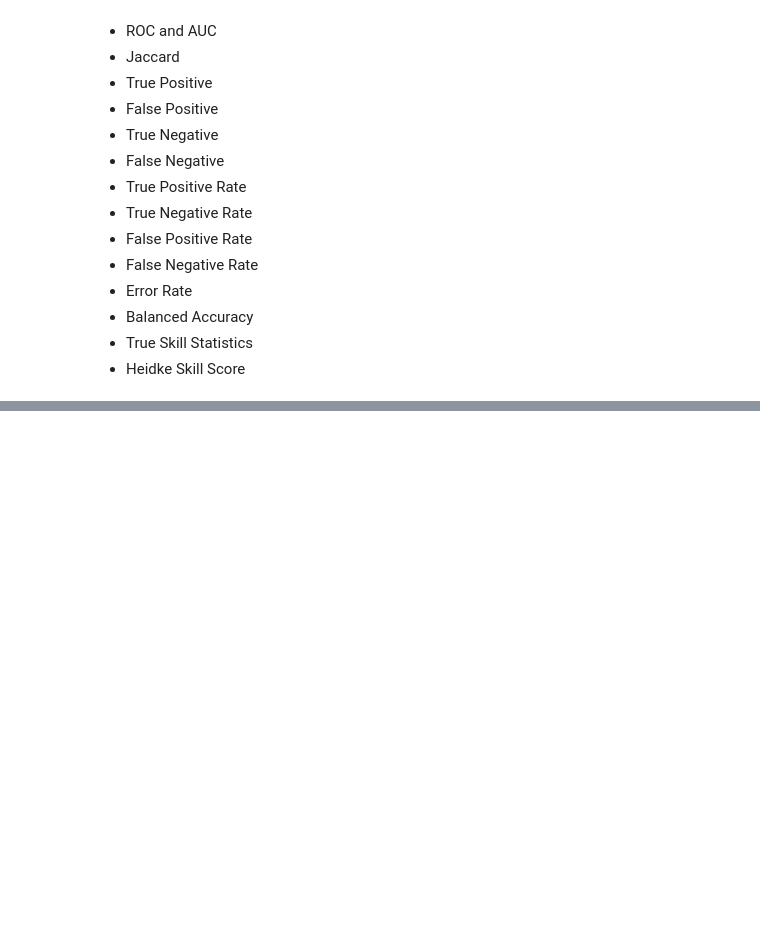
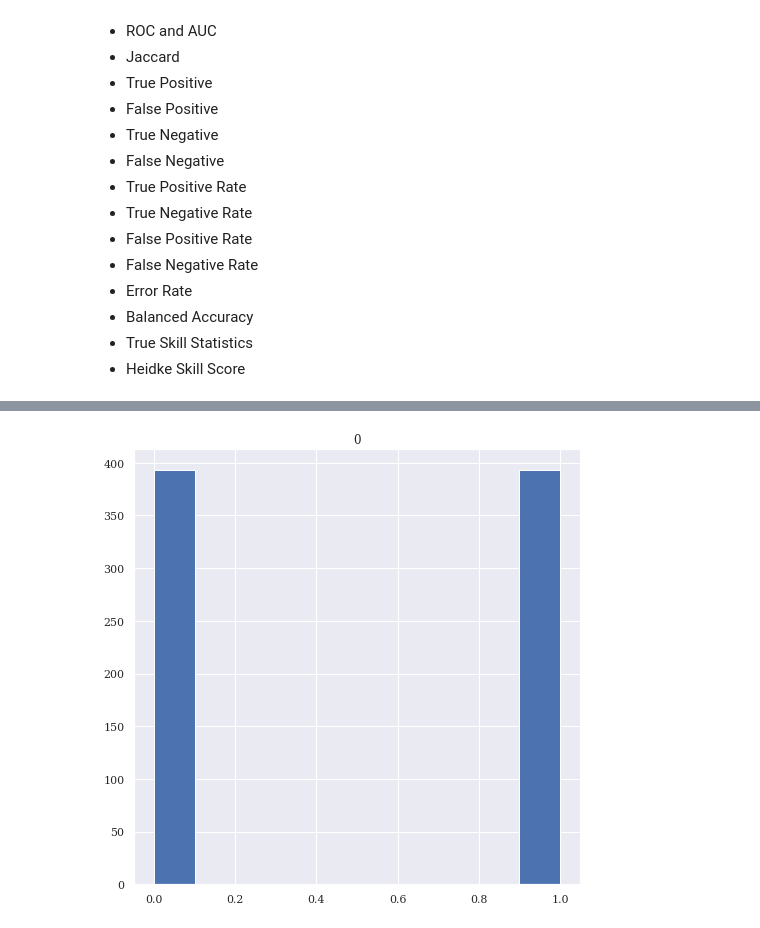
Before and after one commit to EhsanMehryaar/Diabetes-Detection, a Jupyter notebook: Main.ipynb, the cells around one changed output, grey strips where cells are left out. Drawn from its saved outputs; the diff is of its cells as text; code cells hidden in the pictures; blank space fills up the shorter version.

```diff
--- a/Main.ipynb
+++ b/Main.ipynb
@@ -403,0 +414,9 @@ This is performance of the Naive Bayes model
+# %%
+from imblearn.over_sampling import SMOTE
+sm = SMOTE(random_state=12, ratio = 1.0)
+X_train_bal, y_train_bal = sm.fit_sample(X_train, y_train)
+# %%
+temp = pd.DataFrame(y_train_bal)
+fig = temp.hist(figsize=(8,8))
+# %% [output]
+[figure, added]
```
Also changed, not shown: parts of 11 cells of this notebook.
